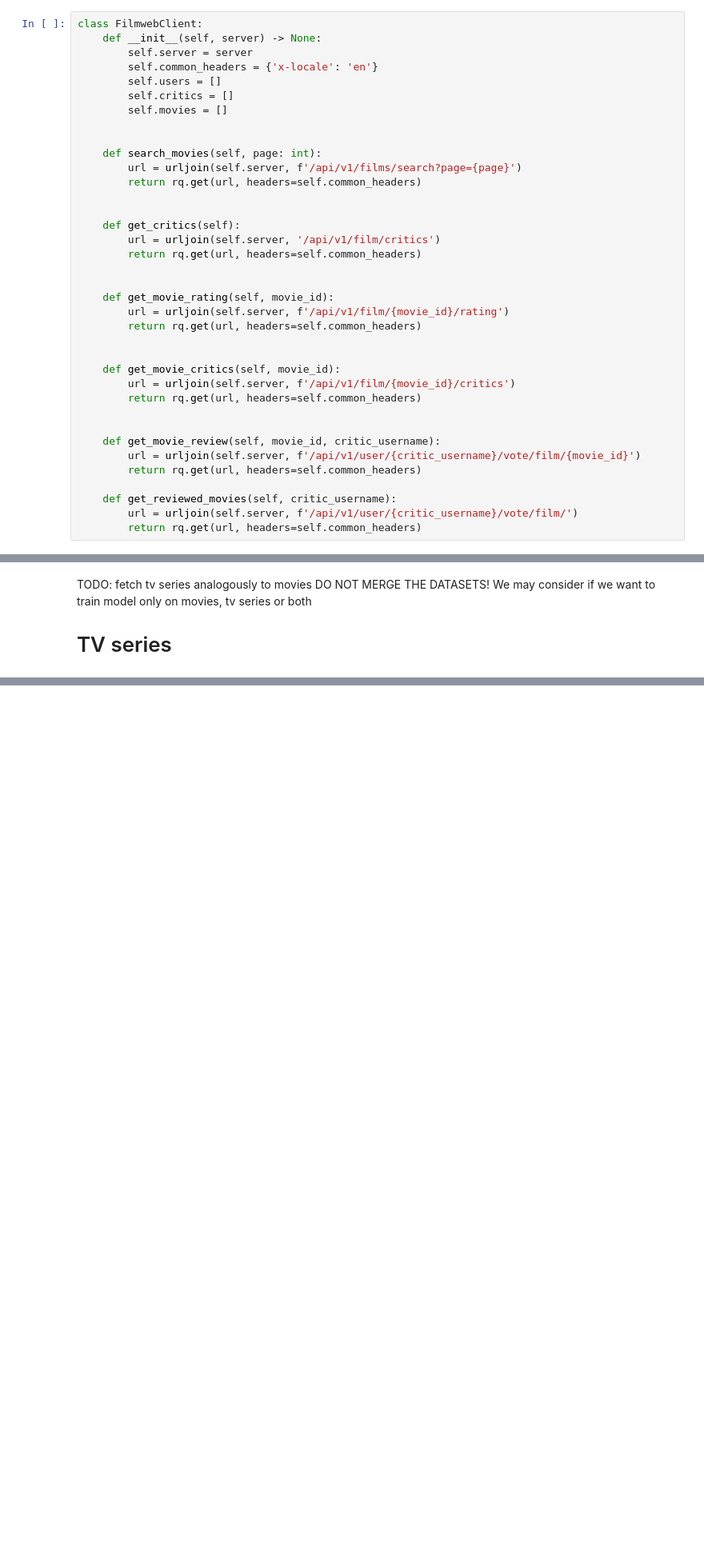
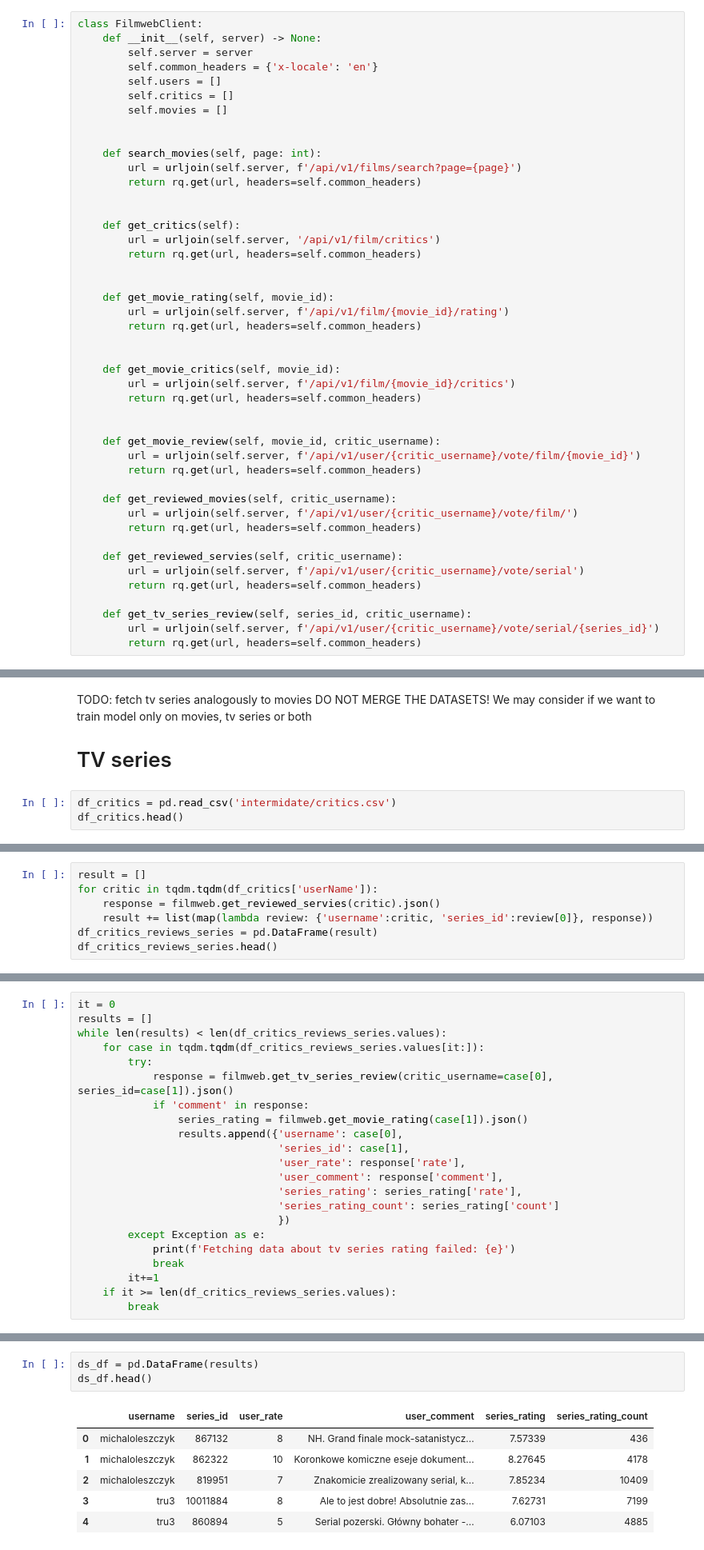
Before and after one commit to Michal299/mm-review-based-rate-ai, a Jupyter notebook: scrapper/filmweb_scrapper.ipynb, the cells around one changed output, grey strips where cells are left out. Shown at 80% size. Drawn from its saved outputs; the diff is of its cells as text; blank space fills up the shorter version.

Commit message:
add dataset from series

```diff
--- a/scrapper/filmweb_scrapper.ipynb
+++ b/scrapper/filmweb_scrapper.ipynb
@@ -43,6 +43,14 @@ class FilmwebClient:
     def get_reviewed_movies(self, critic_username):
         url = urljoin(self.server, f'/api/v1/user/{critic_username}/vote/film/')
         return rq.get(url, headers=self.common_headers)
+
+    def get_reviewed_servies(self, critic_username):
+        url = urljoin(self.server, f'/api/v1/user/{critic_username}/vote/serial')
+        return rq.get(url, headers=self.common_headers)
+
+    def get_tv_series_review(self, series_id, critic_username):
+        url = urljoin(self.server, f'/api/v1/user/{critic_username}/vote/serial/{series_id}')
+        return rq.get(url, headers=self.common_headers)
 # %%
 filmweb = FilmwebClient(URL)
 # %% [markdown]
@@ -216,3 +224,6 @@ ds_df.to_csv('../dataset/dataset.csv', index=False, sep='$', encoding='utf8')
 TODO: fetch tv series analogously to movies
 DO NOT MERGE THE DATASETS! We may consider if we want to train model only on movies, tv series or both
 # TV series
+# %%
+df_critics = pd.read_csv('intermidate/critics.csv')
+df_critics.head()
@@ -218,0 +237,7 @@ DO NOT MERGE THE DATASETS! We may consider if we want to train model only on mov
+# %%
+result = []
+for critic in tqdm.tqdm(df_critics['userName']):
+    response = filmweb.get_reviewed_servies(critic).json()
+    result += list(map(lambda review: {'username':critic, 'series_id':review[0]}, response))
+df_critics_reviews_series = pd.DataFrame(result)
+df_critics_reviews_series.head()
@@ -218,0 +251,22 @@ DO NOT MERGE THE DATASETS! We may consider if we want to train model only on mov
+# %%
+it = 0
+results = []
+while len(results) < len(df_critics_reviews_series.values):
+    for case in tqdm.tqdm(df_critics_reviews_series.values[it:]):
+        try:
+            response = filmweb.get_tv_series_review(critic_username=case[0], series_id=case[1]).json()
+            if 'comment' in response:
+                series_rating = filmweb.get_movie_rating(case[1]).json()
+                results.append({'username': case[0],
+                                'series_id': case[1],
+                                'user_rate': response['rate'],
+                                'user_comment': response['comment'],
+                                'series_rating': series_rating['rate'],
+                                'series_rating_count': series_rating['count']
+                                })
+        except Exception as e:
+            print(f'Fetching data about tv series rating failed: {e}')
+            break
+        it+=1
+    if it >= len(df_critics_reviews_series.values):
+        break
@@ -218,0 +287,10 @@ DO NOT MERGE THE DATASETS! We may consider if we want to train model only on mov
+# %%
+ds_df = pd.DataFrame(results)
+ds_df.head()
+# %% [output]
+|  | username | series_id | user_rate | user_comment | series_rating | series_rating_count |
+| 0 | michaloleszczyk | 867132 | 8 | NH. Grand finale mock-satanistycz... | 7.57339 | 436 |
+| 1 | michaloleszczyk | 862322 | 10 | Koronkowe komiczne eseje dokument... | 8.27645 | 4178 |
+| 2 | michaloleszczyk | 819951 | 7 | Znakomicie zrealizowany serial, k... | 7.85234 | 10409 |
+| 3 | tru3 | 10011884 | 8 | Ale to jest dobre! Absolutnie zas... | 7.62731 | 7199 |
+| 4 | tru3 | 860894 | 5 | Serial pozerski. Główny bohater -... | 6.07103 | 4885 |
```
Also changed, not shown: parts of 4 cells of this notebook, 2 other files.
